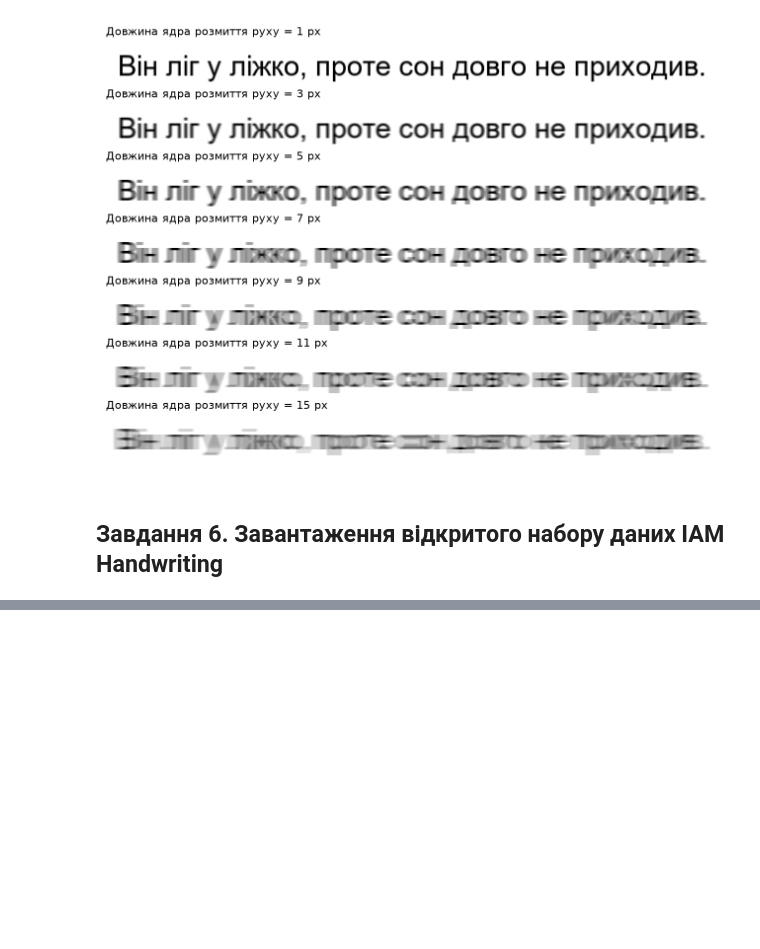
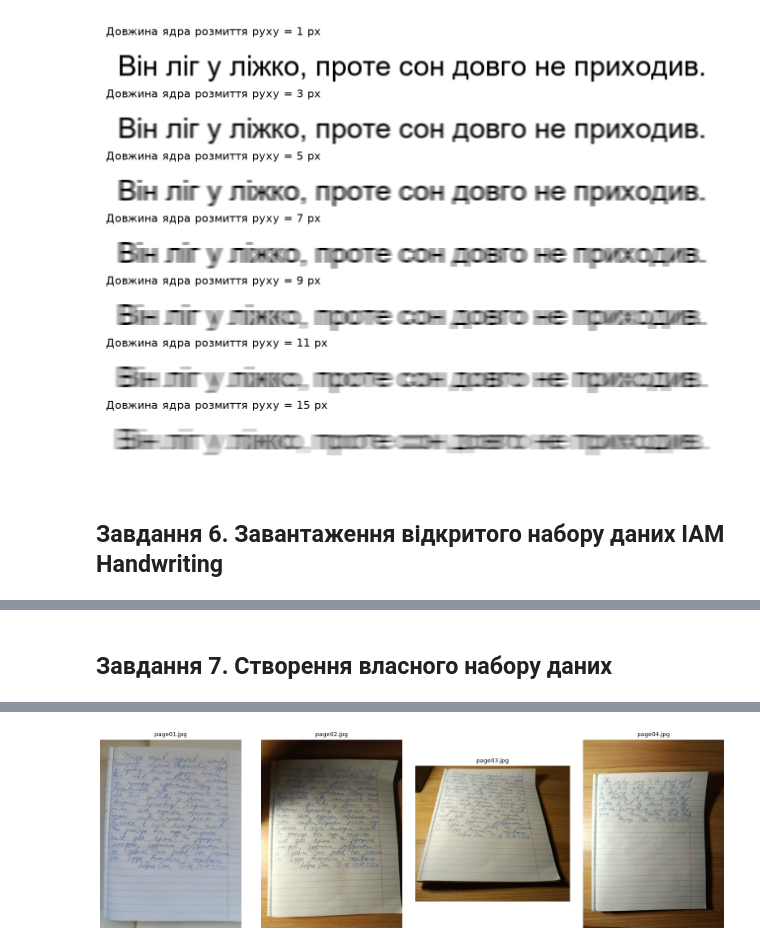
Before and after one commit to Lavro2005/AI_Lab_03, a Jupyter notebook: Lab_03.ipynb, the cells around one changed output, grey strips where cells are left out. Drawn from its saved outputs; the diff is of its cells as text; code cells hidden in the pictures; blank space fills up the shorter version.

Commit message:
feat: add own photos with EXIF and manual transcriptions (task 7)

```diff
--- a/Lab_03.ipynb
+++ b/Lab_03.ipynb
@@ -250,3 +251,53 @@ Ignoring part of dataset_info from the dataset card: The `splits` field in YAML
 Збережено зразків: 100
 SHA-256 розмітки (open_ground_truth.csv): 5c092e8535be3880
 [figure]
+# %% [markdown]
+## Завдання 7. Створення власного набору даних
+# %%
+import glob
+import os
+import cv2
+import matplotlib.pyplot as plt
+from PIL import ExifTags, Image
+
+os.makedirs("my_photos", exist_ok=True)
+
+
+def exif_info(path):
+  """Вилучення дати зйомки та моделі камери з EXIF (підтвердження авторства)."""
+  try:
+    exif = Image.open(path).getexif()
+    tags = {ExifTags.TAGS.get(k, k): v for k, v in exif.items()}
+    return tags.get("DateTime"), tags.get("Model")
+  except Exception:
+    return None, None
+
+
+# Перевірка наявних фото у папці my_photos
+photo_files = sorted(glob.glob("my_photos/*.jpg"))
+print(f"Знайдено власних фотографій: {len(photo_files)}")
+
+for p in photo_files:
+  dt, model = exif_info(p)
+  txt_path = p[:-4] + ".txt"
+  has_txt = os.path.exists(txt_path)
+  print(
+      f"Файл: {os.path.basename(p)} | Камера: {model} | Дата EXIF: {dt} |"
+      f" Транскрипція: {'OK' if has_txt else 'ВІДСУТНЯ'}"
+  )
+
+# Візуалізація 4 фотографій
+if photo_files:
+  n = len(photo_files)
+  fig, axes = plt.subplots(1, n, figsize=(4 * n, 5))
+  if n == 1:
+    axes = [axes]
+  for ax, p in zip(axes, photo_files):
+    img = Image.open(p)
+    ax.imshow(img)
+    ax.set_title(os.path.basename(p), fontsize=10)
+    ax.axis("off")
+  plt.tight_layout()
+  fig.savefig("figures/fig0_own_samples.png", dpi=150, bbox_inches="tight")
+  plt.show()
+# %% [output]
@@ -252,0 +309 @@ SHA-256 розмітки (open_ground_truth.csv): 5c092e8535be3880
+[figure, added]
```
Also changed, not shown: parts of 2 cells of this notebook, 9 other files.
